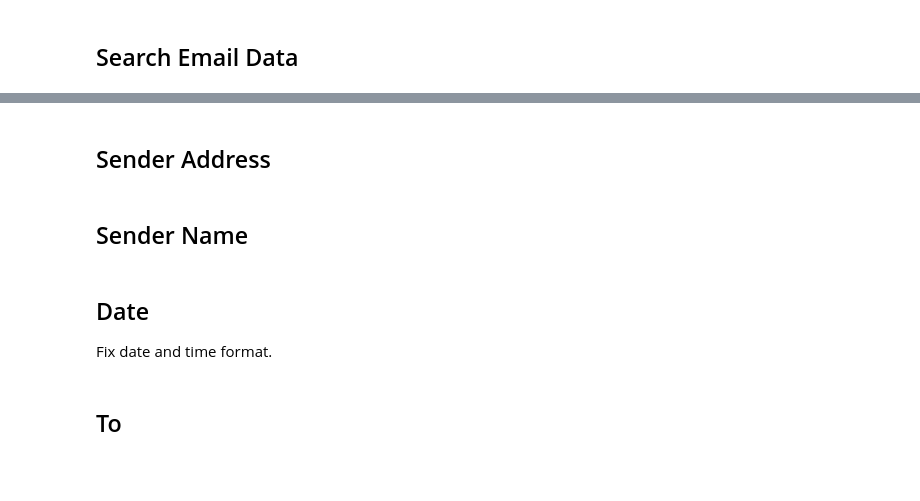
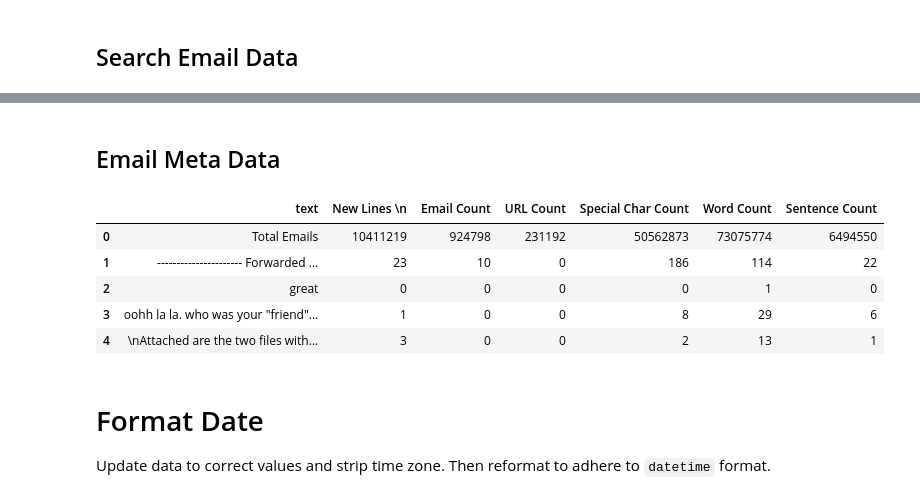
Before and after one commit to nolmacdonald/INTA6450_Enron, a Jupyter notebook: notebooks/preprocessing.ipynb, the cells around one changed output, grey strips where cells are left out. Drawn from its saved outputs; the diff is of its cells as text; code cells hidden in the pictures; blank space fills up the shorter version.

```diff
--- a/notebooks/preprocess-part-1.ipynb
+++ b/notebooks/preprocessing.ipynb
@@ -294,10 +339,67 @@ FIX IT
-# %% [markdown]
-## Sender Address
-# %% [markdown]
-## Sender Name
-# %% [markdown]
-## Date
-
-Fix date and time format.
-# %% [markdown]
-## To
+# %% [markdown]
+## Email Meta Data
+# %%
+# Calculate total number of emails and total newline count
+total_emails = len(emails_df)
+total_newlines = emails_df["text"].str.count("\n").sum()
+
+# Count email addresses in each email body and calculate total email addresses
+emails_df["email_count"] = emails_df["text"].str.count(r"\S+@\S+")
+total_email_addresses = emails_df["email_count"].sum()
+
+# Count URLs in each email body
+emails_df["url_count"] = emails_df["text"].str.count(r"http\S+|www\S+")
+total_urls = emails_df["url_count"].sum()
+
+# Count special characters and punctuation in each email body
+emails_df["special_char_count"] = emails_df["text"].str.count(r"[^a-zA-Z\s]")
+total_special_chars = emails_df["special_char_count"].sum()
+
+# Count words in each email body
+emails_df["word_count"] = emails_df["text"].str.findall(r"\b\w+\b").str.len()
+total_words = emails_df["word_count"].sum()
+
+# Count sentences in each email body (heuristic based on sentence-ending punctuation)
+emails_df["sentence_count"] = emails_df["text"].str.count(r"[.!?]")
+total_sentences = emails_df["sentence_count"].sum()
+
+# Create the new DataFrame with newline counts
+newline_counts_df = emails_df[["text"]].copy()
+
+# Add counts into df
+newline_counts_df["New Lines \\n"] = emails_df["text"].str.count("\n")
+newline_counts_df["Email Count"] = emails_df["email_count"]
+newline_counts_df["URL Count"] = emails_df["url_count"]
+newline_counts_df["Special Char Count"] = emails_df["special_char_count"]
+newline_counts_df["Word Count"] = emails_df["word_count"]
+newline_counts_df["Sentence Count"] = emails_df["sentence_count"]
+
+# Create a new row for the totals and insert it at the top of the DataFrame
+totals_row = pd.DataFrame(
+    {
+        "text": ["Total Emails"],
+        "New Lines \\n": [total_newlines],
+        "Email Count": [total_email_addresses],
+        "URL Count": [total_urls],
+        "Special Char Count": [total_special_chars],
+        "Word Count": [total_words],
+        "Sentence Count": [total_sentences],
+    }
+)
+newline_counts_df = pd.concat([totals_row, newline_counts_df], ignore_index=True)
+
+# Add total emails count as the first row
+# newline_counts_df.at[0, "text"] = f"Total Emails: {total_emails}"
+
+newline_counts_df.head()  # Display the first few rows to verify
+# %% [output]
+|  | text | New Lines \n | Email Count | URL Count | Special Char Count | Word Count | Sentence Count |
+| 0 | Total Emails | 10411219 | 924798 | 231192 | 50562873 | 73075774 | 6494550 |
+| 1 | ---------------------- Forwarded ... | 23 | 10 | 0 | 186 | 114 | 22 |
+| 2 | great | 0 | 0 | 0 | 0 | 1 | 0 |
+| 3 | oohh la la. who was your "friend"... | 1 | 0 | 0 | 8 | 29 | 6 |
+| 4 | \nAttached are the two files with... | 3 | 0 | 0 | 2 | 13 | 1 |
+# %% [markdown]
+# Format Date
+
+Update data to correct values and strip time zone. Then reformat to adhere to `datetime` format.
```
Also changed, not shown: parts of 20 cells of this notebook, 3 other files.
